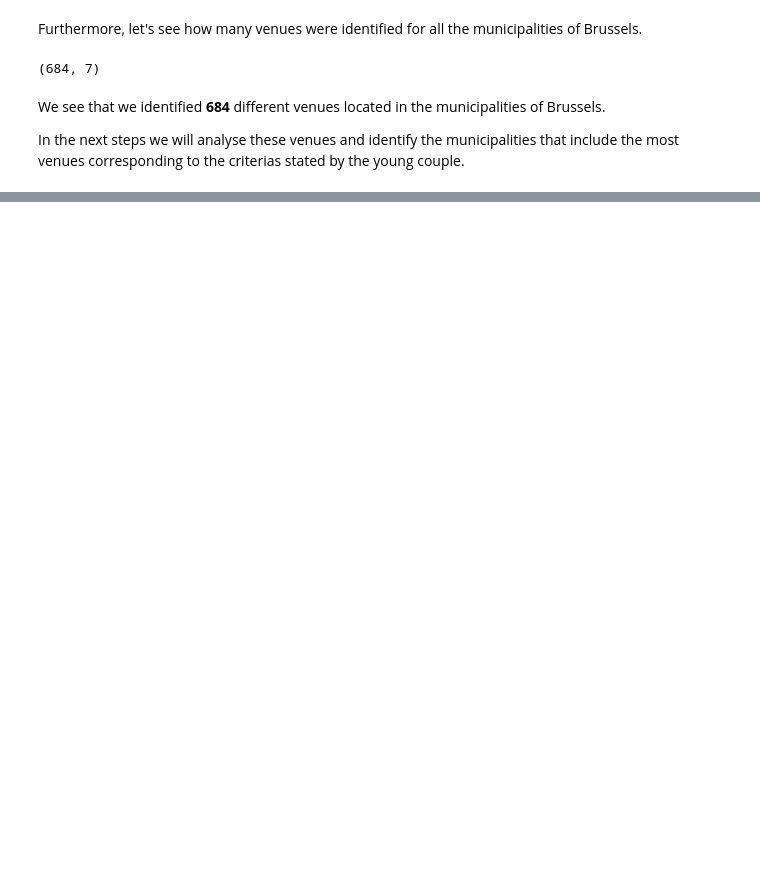
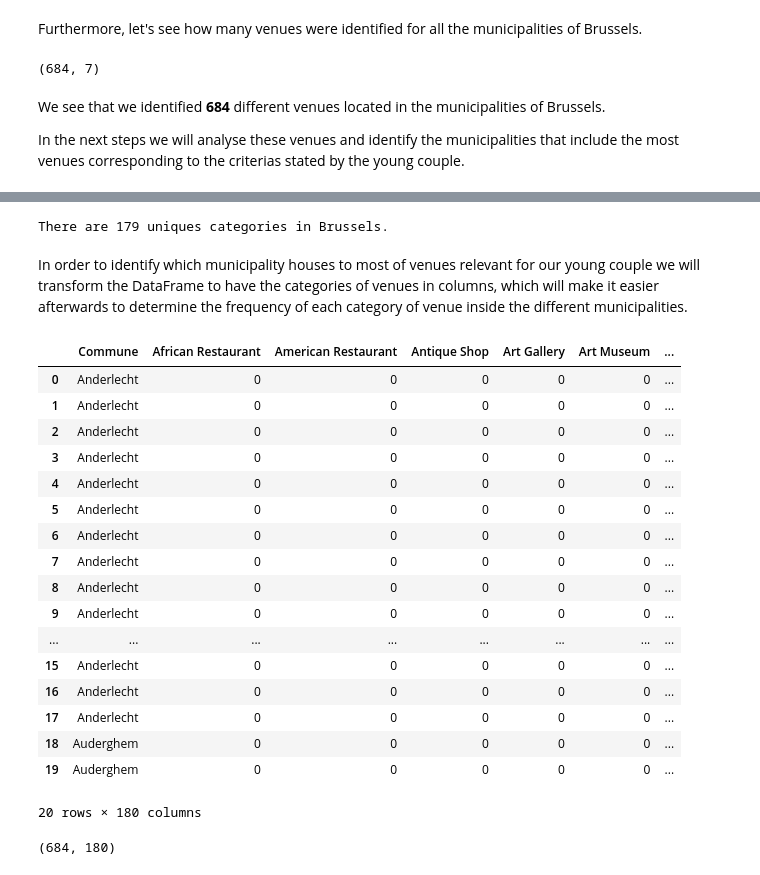
Before and after one commit to ArnaudBorrens/Battle-of-the-Neighbourhoods, a Jupyter notebook: Pyhton_Scripts/Final_Assignment.ipynb, the cells around one changed output, grey strips where cells are left out. Saved outputs shown, nothing was run; the diff lists cells and outputs as text; code cells hidden in the pictures; blank space fills up the shorter version.

```diff
--- a/Pyhton_Scripts/Final_Assignment.ipynb
+++ b/Pyhton_Scripts/Final_Assignment.ipynb
@@ -505,0 +521,41 @@ From there we wil analyze the different clusters in order to identify the cluste
+# %%
+print('There are {} uniques categories in Brussels.'.format(len(brussels_venues['Venue Category'].unique())))
+# %% [output]
+There are 179 uniques categories in Brussels.
+# %% [markdown]
+In order to identify which municipality houses to most of venues relevant for our young couple we will transform the DataFrame to have the categories of venues in columns, which will make it easier afterwards to determine the frequency of each category of venue inside the different municipalities.
+# %%
+# one hot encoding
+brussels_onehot = pd.get_dummies(brussels_venues[['Venue Category']], prefix="", prefix_sep="")
+
+# add neighborhood column back to dataframe
+brussels_onehot['Commune'] = brussels_venues['Commune']
+
+# move neighborhood column to the first column
+fixed_columns = [brussels_onehot.columns[-1]] + list(brussels_onehot.columns[:-1])
+brussels_onehot = brussels_onehot[fixed_columns]
+
+brussels_onehot.head(20)
+# %% [output]
+|  | Commune | African Restaurant | American Restaurant | Antique Shop | Art Gallery | Art Museum | ... |
+| 0 | Anderlecht | 0 | 0 | 0 | 0 | 0 | ... |
+| 1 | Anderlecht | 0 | 0 | 0 | 0 | 0 | ... |
+| 2 | Anderlecht | 0 | 0 | 0 | 0 | 0 | ... |
+| 3 | Anderlecht | 0 | 0 | 0 | 0 | 0 | ... |
+| 4 | Anderlecht | 0 | 0 | 0 | 0 | 0 | ... |
+| 5 | Anderlecht | 0 | 0 | 0 | 0 | 0 | ... |
+| 6 | Anderlecht | 0 | 0 | 0 | 0 | 0 | ... |
+| 7 | Anderlecht | 0 | 0 | 0 | 0 | 0 | ... |
+| 8 | Anderlecht | 0 | 0 | 0 | 0 | 0 | ... |
+| 9 | Anderlecht | 0 | 0 | 0 | 0 | 0 | ... |
+| ... | ... | ... | ... | ... | ... | ... | ... |
+| 15 | Anderlecht | 0 | 0 | 0 | 0 | 0 | ... |
+| 16 | Anderlecht | 0 | 0 | 0 | 0 | 0 | ... |
+| 17 | Anderlecht | 0 | 0 | 0 | 0 | 0 | ... |
+| 18 | Auderghem | 0 | 0 | 0 | 0 | 0 | ... |
+| 19 | Auderghem | 0 | 0 | 0 | 0 | 0 | ... |
+20 rows × 180 columns
+# %%
+brussels_onehot.shape
+# %% [output]
+(684, 180)
```
Also changed, not shown: parts of 41 cells of this notebook.
